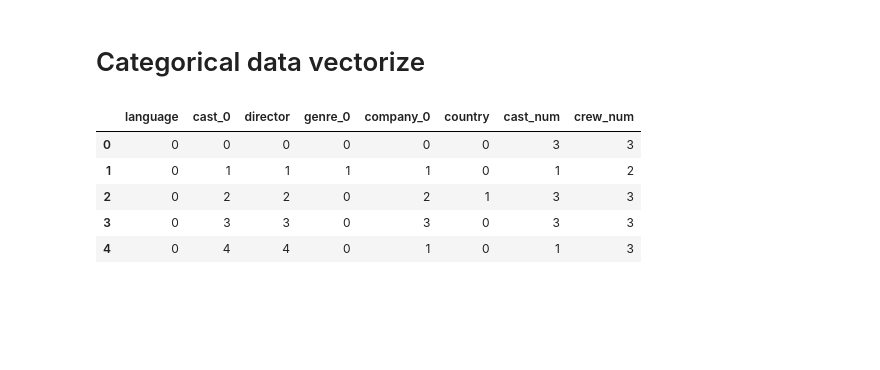
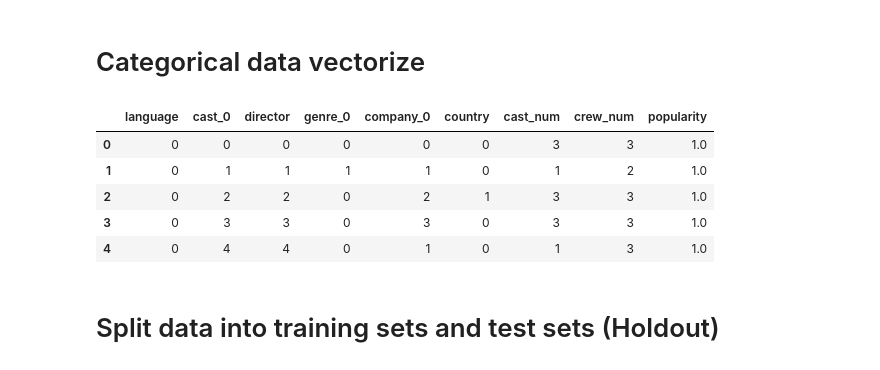
Before and after one commit to Bingzi-Li/NTU-20191018, a Jupyter notebook: datasplit_train_test.ipynb, the cells around one changed output. Cells and saved outputs as stored; diff of their text form; code cells hidden in the pictures; blank space fills up the shorter version.

```diff
--- a/datasplit_train_test.ipynb
+++ b/datasplit_train_test.ipynb
@@ -22,7 +22,7 @@ buk_df.head()
 | 4 | 1 |
 # %%
 # Delete unwanted features, features: language cast_num cast_0 crew_num director genre_0 campany_0 country
-rec_df =  rec_df_raw[['language', 'cast_num', 'cast_0', 'crew_num', 'director', 'genre_0', 'company_0', 'country']]
+rec_df =  rec_df_raw[['language', 'cast_num', 'cast_0', 'crew_num', 'director', 'genre_0', 'company_0', 'country','popularity']]
 rec_df.insert(2, 'new_cast_num', buk_df['cast_bucket'])
 rec_df.head()
 # %% [output]
@@ -36,0 +39,4 @@ rec_df.head()
+# %%
+popl_df = rec_df[['popularity']]
+popl_ary = np.array(popl_df)
+popl_df.head()
@@ -36,0 +73,9 @@ rec_df.head()
+# %%
+for index, row in popl_df.iterrows():
+    popl = row["popularity"]
+    if 0<=popl and popl<=13:
+        row['popularity'] = 0
+    else:
+        row['popularity'] = 1
+
+rec_df.insert(10, 'new_popl', popl_df['popularity'])
@@ -100,33 +156,36 @@ rec_df.head()
 # %%
 columns = ['language', 'cast_0', 'director', 'genre_0', 'company_0', 'country']
 
 vectors = {}
 # for each col
 for col in columns:
     count = 0
     dic = {}
     result = []
     for cell in rec_df[col]:
         # find a match in dictionary
         if cell not in dic.keys():
             dic[cell] = count
             result.append(count)
             count += 1
         else:
             result.append(dic[cell])
     # insert each column into dictionary (for new dataframe)
     vectors[col] = result
 
 # create a new dataframe
 vector_df = pd.DataFrame(vectors)
 # add the numeric columns
 vector_df['cast_num'] = rec_df['new_cast_num']
 vector_df['crew_num'] = rec_df['new_crew_num']
+vector_df['popularity'] = rec_df['new_popl']
 vector_df.head()
 # %% [output]
-|  | language | cast_0 | director | genre_0 | company_0 | country | cast_num | crew_num |
-| 0 | 0 | 0 | 0 | 0 | 0 | 0 | 3 | 3 |
-| 1 | 0 | 1 | 1 | 1 | 1 | 0 | 1 | 2 |
-| 2 | 0 | 2 | 2 | 0 | 2 | 1 | 3 | 3 |
-| 3 | 0 | 3 | 3 | 0 | 3 | 0 | 3 | 3 |
-| 4 | 0 | 4 | 4 | 0 | 1 | 0 | 1 | 3 |
+|  | language | cast_0 | director | genre_0 | company_0 | country | cast_num | crew_num | popularity |
+| 0 | 0 | 0 | 0 | 0 | 0 | 0 | 3 | 3 | 1.0 |
+| 1 | 0 | 1 | 1 | 1 | 1 | 0 | 1 | 2 | 1.0 |
+| 2 | 0 | 2 | 2 | 0 | 2 | 1 | 3 | 3 | 1.0 |
+| 3 | 0 | 3 | 3 | 0 | 3 | 0 | 3 | 3 | 1.0 |
+| 4 | 0 | 4 | 4 | 0 | 1 | 0 | 1 | 3 | 1.0 |
+# %% [markdown]
+# Split data into training sets and test sets (Holdout)
```
Also changed, not shown: parts of 30 cells of this notebook, 9 other files.
